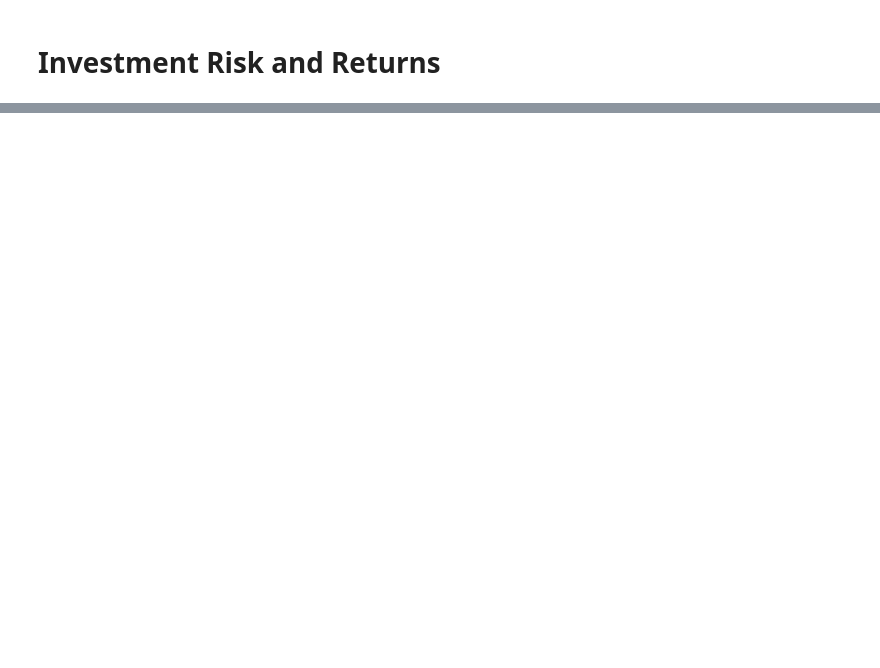
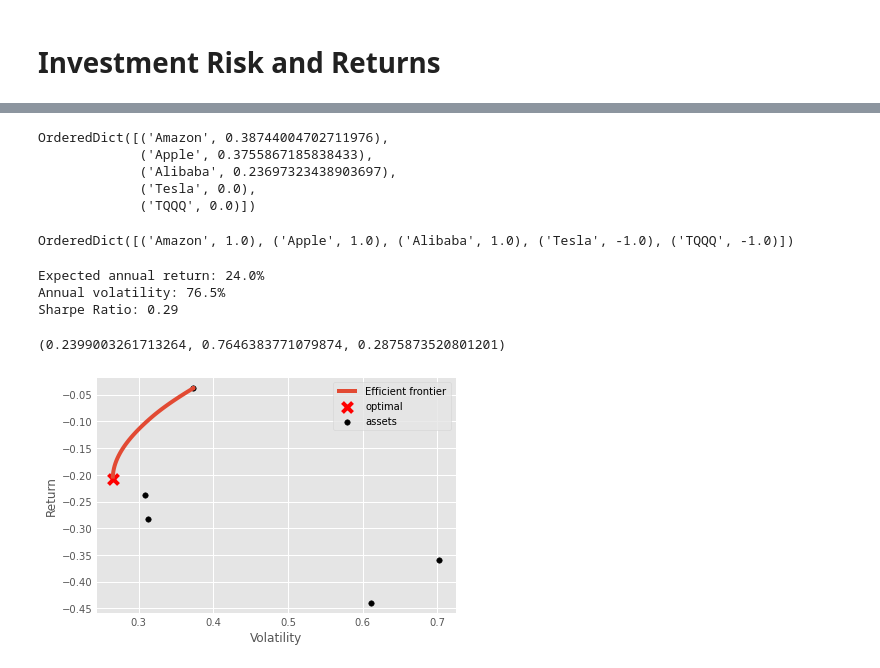
Before and after one commit to fabioismerim/risk_analysis_portfolio, a Jupyter notebook: port_risk.ipynb, the cells around one changed output, grey strips where cells are left out. Saved outputs shown, nothing was run; the diff lists cells and outputs as text; code cells hidden in the pictures; blank space fills up the shorter version.

```diff
--- a/port_risk.ipynb
+++ b/port_risk.ipynb
@@ -24,0 +329,36 @@ amazon.head()
+# %%
+# CLA object
+
+ep = CLA(mu, S)
+
+# Minimum volatility
+ep.min_volatility()
+# %% [output]
+OrderedDict([('Amazon', 0.38744004702711976),
+             ('Apple', 0.3755867185838433),
+             ('Alibaba', 0.23697323438903697),
+             ('Tesla', 0.0),
+             ('TQQQ', 0.0)])
+# %%
+# Compute the efficient frontier
+ef = EfficientFrontier(mu, S, weight_bounds=(-1,1))
+weights = ef.max_sharpe()
+
+cleaned_weights = ef.clean_weights()
+#ef.save_weights_to_file("weights.txt")  # saves to file
+print(cleaned_weights)
+# %% [output]
+OrderedDict([('Amazon', 1.0), ('Apple', 1.0), ('Alibaba', 1.0), ('Tesla', -1.0), ('TQQQ', -1.0)])
+# %%
+ef.portfolio_performance(verbose=True)
+# %% [output]
+Expected annual return: 24.0%
+Annual volatility: 76.5%
+Sharpe Ratio: 0.29
+(0.2399003261713264, 0.7646383771079874, 0.2875873520801201)
+# %%
+ax = pplt.plot_efficient_frontier(ep, showfig = False)
+#ax.xaxis.set_major_formatter(FuncFormatter(lambda x, _: '{:.0%}'.format(x)))
+#ax.yaxis.set_major_formatter(FuncFormatter(lambda y, _: '{:.0%}'.format(y)))
+# %% [output]
+[figure, added]
```
Also changed, not shown: parts of 35 cells of this notebook, 7 other files.
